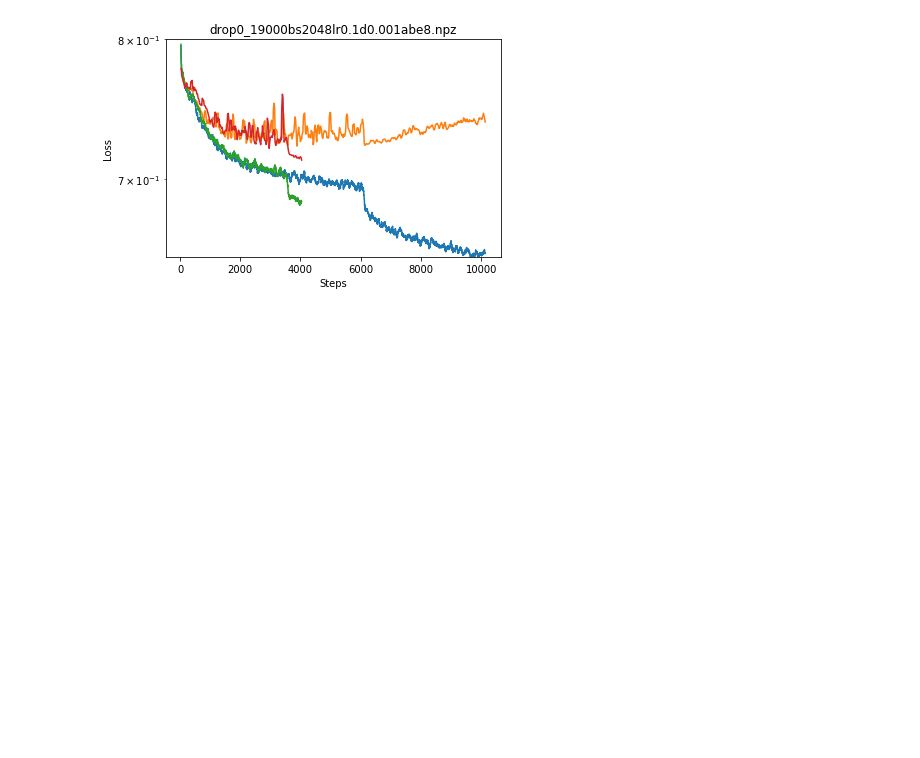
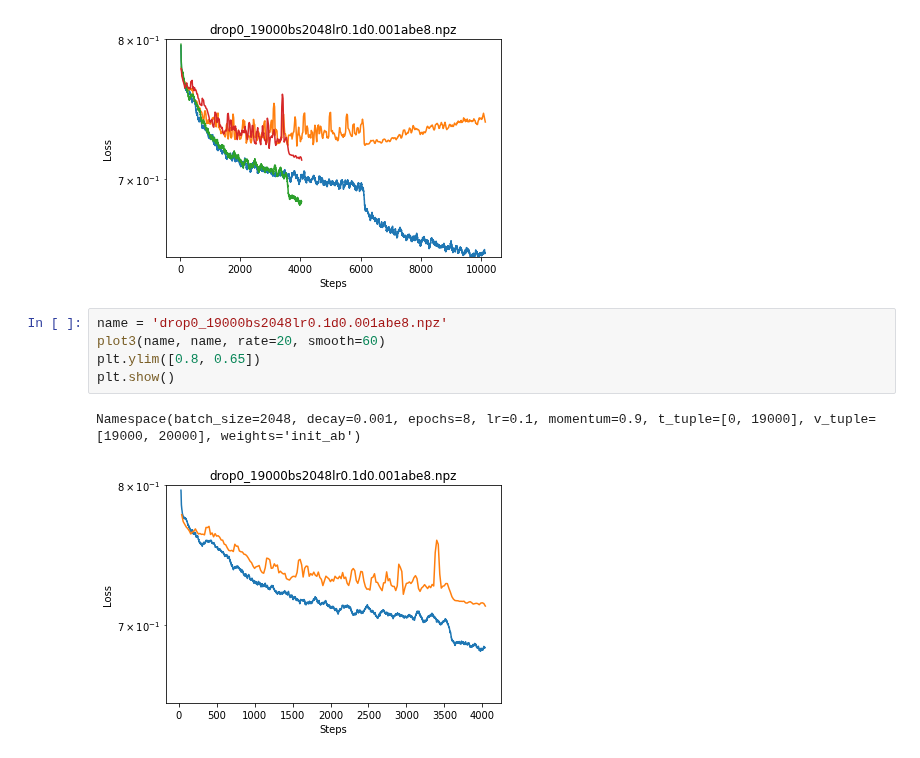
Before and after one commit to fqjin/ultimate-tictactoe, a Jupyter notebook: notebooks/LogsAB.ipynb, the cells around one changed output. Saved outputs shown, nothing was run; the diff lists cells and outputs as text; blank space fills up the shorter version.

```diff
--- a/notebooks/LogsAB.ipynb
+++ b/notebooks/LogsAB.ipynb
@@ -74,3 +74,11 @@ plt.show()
 Namespace(batch_size=2048, decay=0.001, epochs=20, lr=0.1, momentum=0.9, t_tuple=[0, 19000], v_tuple=[19000, 20000], weights='init_ab')
 Namespace(batch_size=2048, decay=0.001, epochs=8, lr=0.1, momentum=0.9, t_tuple=[0, 19000], v_tuple=[19000, 20000], weights='init_ab')
 [figure]
+# %%
+name = 'drop0_19000bs2048lr0.1d0.001abe8.npz'
+plot3(name, name, rate=20, smooth=60)
+plt.ylim([0.8, 0.65])
+plt.show()
+# %% [output]
+Namespace(batch_size=2048, decay=0.001, epochs=8, lr=0.1, momentum=0.9, t_tuple=[0, 19000], v_tuple=[19000, 20000], weights='init_ab')
+[figure, added]
```
Also changed, not shown: parts of 4 cells of this notebook, 2 other files.
